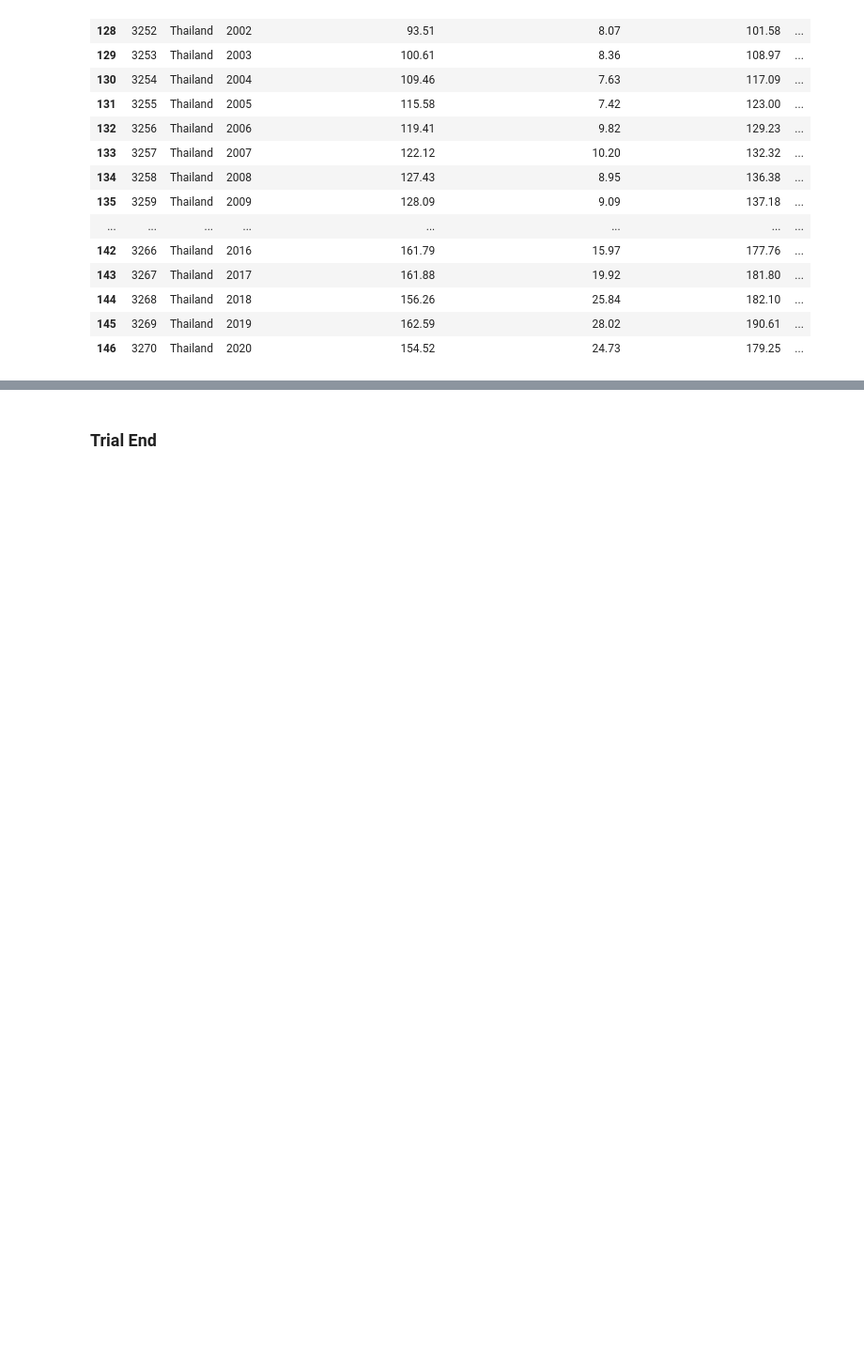
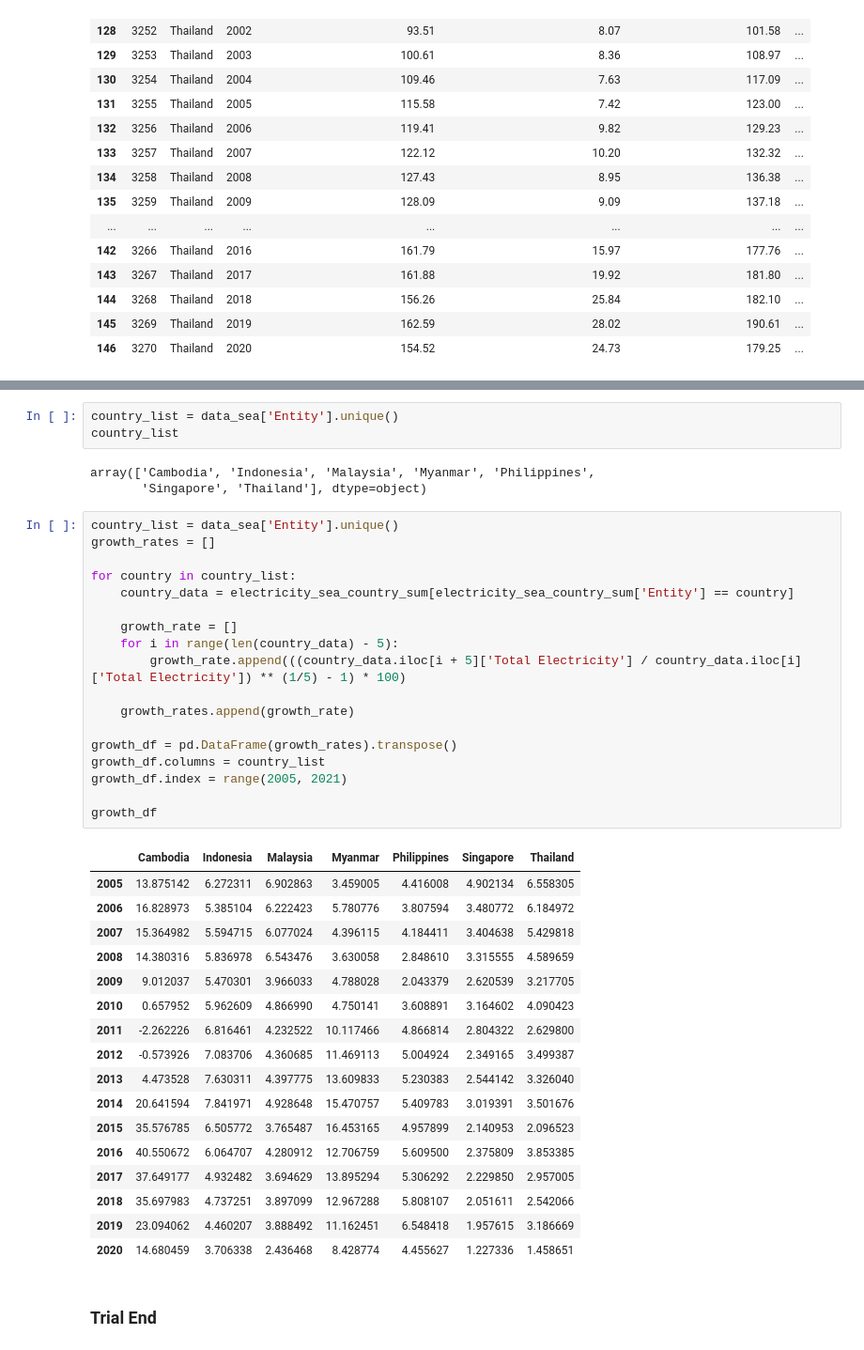
Before and after one commit to lurza/Sustainable_Energy_2020_2022, a Jupyter notebook: Sustainable_Energy1.ipynb, the cells around one changed output, grey strips where cells are left out. Shown at 94% size. Cells and saved outputs as stored; diff of their text form; blank space fills up the shorter version.

```diff
--- a/Sustainable_Energy1.ipynb
+++ b/Sustainable_Energy1.ipynb
@@ -794,2 +808,44 @@ array([2000, 2001, 2002, 2003, 2004, 2005, 2006, 2007, 2008, 2009, 2010,
+# %%
+country_list = data_sea['Entity'].unique()
+country_list
+# %% [output]
+array(['Cambodia', 'Indonesia', 'Malaysia', 'Myanmar', 'Philippines',
+       'Singapore', 'Thailand'], dtype=object)
+# %%
+country_list = data_sea['Entity'].unique()
+growth_rates = []
+
+for country in country_list:
+    country_data = electricity_sea_country_sum[electricity_sea_country_sum['Entity'] == country]
+
+    growth_rate = []
+    for i in range(len(country_data) - 5):
+        growth_rate.append(((country_data.iloc[i + 5]['Total Electricity'] / country_data.iloc[i]['Total Electricity']) ** (1/5) - 1) * 100)
+
+    growth_rates.append(growth_rate)
+
+growth_df = pd.DataFrame(growth_rates).transpose()
+growth_df.columns = country_list
+growth_df.index = range(2005, 2021)
+
+growth_df
+# %% [output]
+|  | Cambodia | Indonesia | Malaysia | Myanmar | Philippines | Singapore | Thailand |
+| 2005 | 13.875142 | 6.272311 | 6.902863 | 3.459005 | 4.416008 | 4.902134 | 6.558305 |
+| 2006 | 16.828973 | 5.385104 | 6.222423 | 5.780776 | 3.807594 | 3.480772 | 6.184972 |
+| 2007 | 15.364982 | 5.594715 | 6.077024 | 4.396115 | 4.184411 | 3.404638 | 5.429818 |
+| 2008 | 14.380316 | 5.836978 | 6.543476 | 3.630058 | 2.848610 | 3.315555 | 4.589659 |
+| 2009 | 9.012037 | 5.470301 | 3.966033 | 4.788028 | 2.043379 | 2.620539 | 3.217705 |
+| 2010 | 0.657952 | 5.962609 | 4.866990 | 4.750141 | 3.608891 | 3.164602 | 4.090423 |
+| 2011 | -2.262226 | 6.816461 | 4.232522 | 10.117466 | 4.866814 | 2.804322 | 2.629800 |
+| 2012 | -0.573926 | 7.083706 | 4.360685 | 11.469113 | 5.004924 | 2.349165 | 3.499387 |
+| 2013 | 4.473528 | 7.630311 | 4.397775 | 13.609833 | 5.230383 | 2.544142 | 3.326040 |
+| 2014 | 20.641594 | 7.841971 | 4.928648 | 15.470757 | 5.409783 | 3.019391 | 3.501676 |
+| 2015 | 35.576785 | 6.505772 | 3.765487 | 16.453165 | 4.957899 | 2.140953 | 2.096523 |
+| 2016 | 40.550672 | 6.064707 | 4.280912 | 12.706759 | 5.609500 | 2.375809 | 3.853385 |
+| 2017 | 37.649177 | 4.932482 | 3.694629 | 13.895294 | 5.306292 | 2.229850 | 2.957005 |
+| 2018 | 35.697983 | 4.737251 | 3.897099 | 12.967288 | 5.808107 | 2.051611 | 2.542066 |
+| 2019 | 23.094062 | 4.460207 | 3.888492 | 11.162451 | 6.548418 | 1.957615 | 3.186669 |
+| 2020 | 14.680459 | 3.706338 | 2.436468 | 8.428774 | 4.455627 | 1.227336 | 1.458651 |
 # %% [markdown]
 ### Trial End
```
Also changed, not shown: parts of 5 cells of this notebook.
